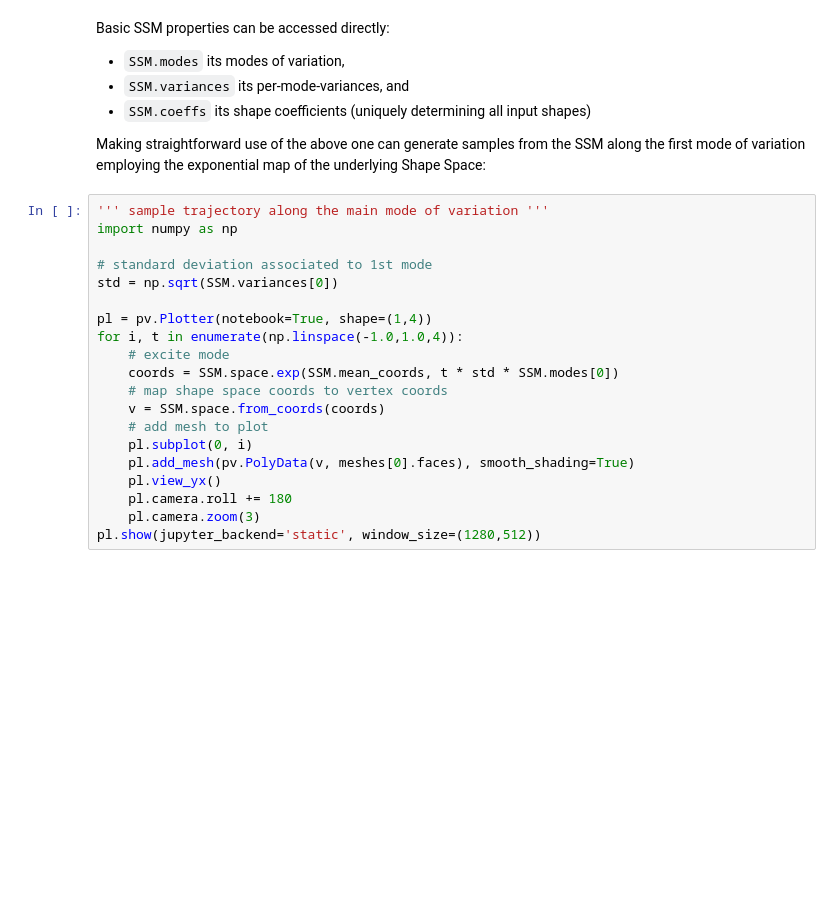
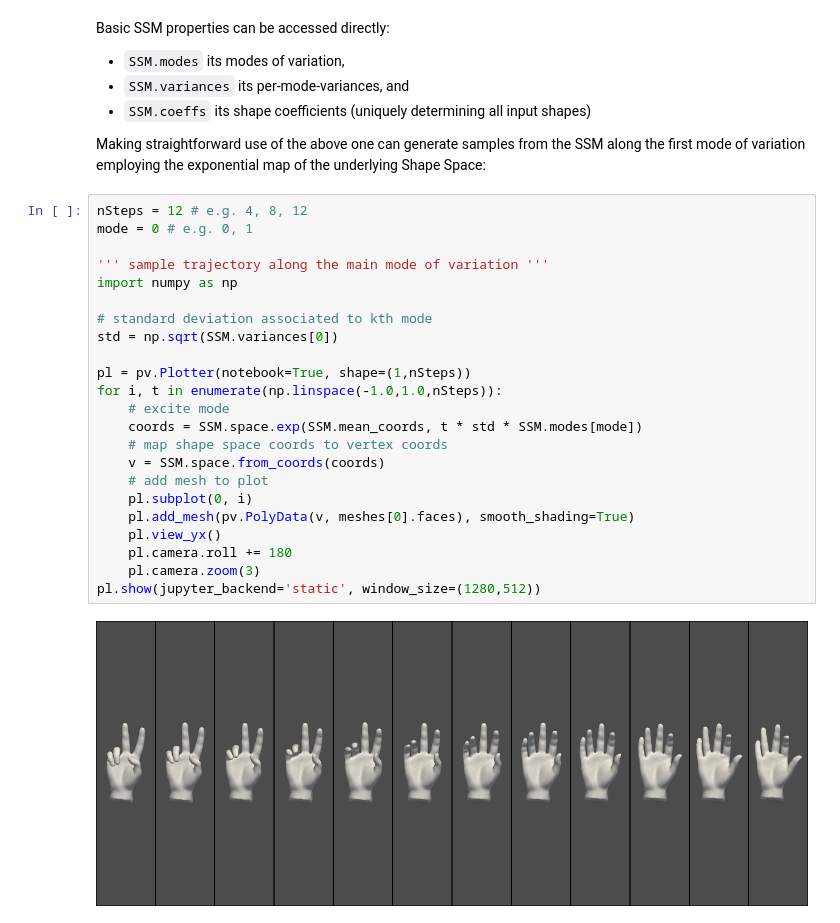
Before and after one commit to ckolbPTB/TES_21_22_Tutorials, a Jupyter notebook: tutorial2_pop_med_image_shape_ana_02_ssm.ipynb, the cells around one changed output. Drawn from its saved outputs; the diff is of its cells as text; blank space fills up the shorter version.

```diff
--- a/tutorial2_pop_med_image_shape_ana_02_ssm.ipynb
+++ b/tutorial2_pop_med_image_shape_ana_02_ssm.ipynb
@@ -86,22 +139,27 @@ Basic SSM properties can be accessed directly:
 
 Making straightforward use of the above one can generate samples from the SSM along the first mode of variation employing the exponential map of the underlying Shape Space:
 # %%
+nSteps = 12 # e.g. 4, 8, 12
+mode = 0 # e.g. 0, 1
+
 ''' sample trajectory along the main mode of variation '''
 import numpy as np
 
-# standard deviation associated to 1st mode
+# standard deviation associated to kth mode
 std = np.sqrt(SSM.variances[0])
 
-pl = pv.Plotter(notebook=True, shape=(1,4))
-for i, t in enumerate(np.linspace(-1.0,1.0,4)):
+pl = pv.Plotter(notebook=True, shape=(1,nSteps))
+for i, t in enumerate(np.linspace(-1.0,1.0,nSteps)):
     # excite mode
-    coords = SSM.space.exp(SSM.mean_coords, t * std * SSM.modes[0])
+    coords = SSM.space.exp(SSM.mean_coords, t * std * SSM.modes[mode])
     # map shape space coords to vertex coords
     v = SSM.space.from_coords(coords)
     # add mesh to plot
     pl.subplot(0, i)
     pl.add_mesh(pv.PolyData(v, meshes[0].faces), smooth_shading=True)
     pl.view_yx()
     pl.camera.roll += 180
     pl.camera.zoom(3)
 pl.show(jupyter_backend='static', window_size=(1280,512))
+# %% [output]
+[figure, added]
```
Also changed, not shown: parts of 5 cells of this notebook, 2 other files.
